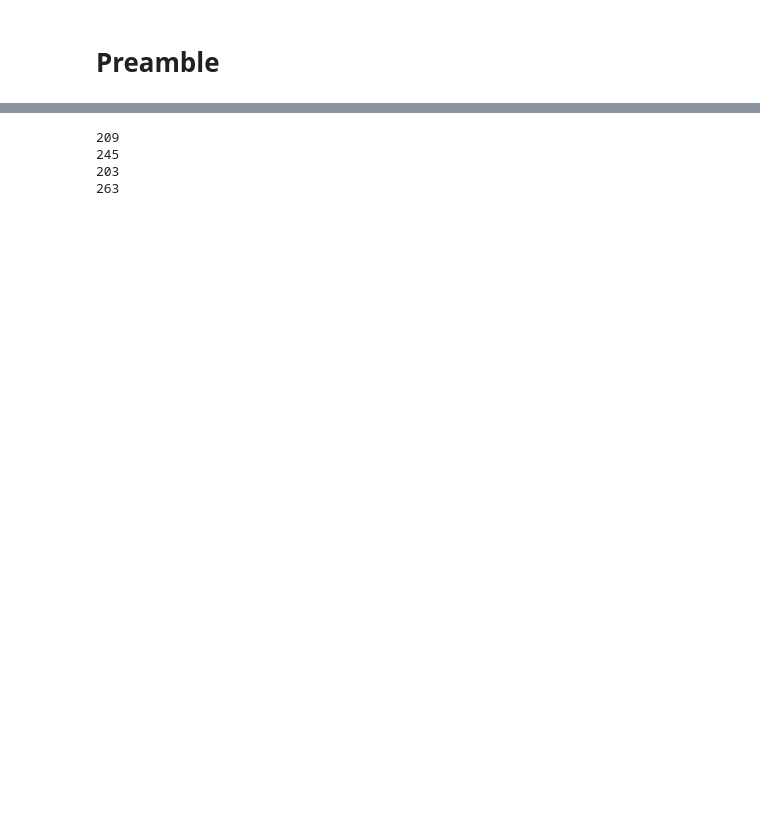
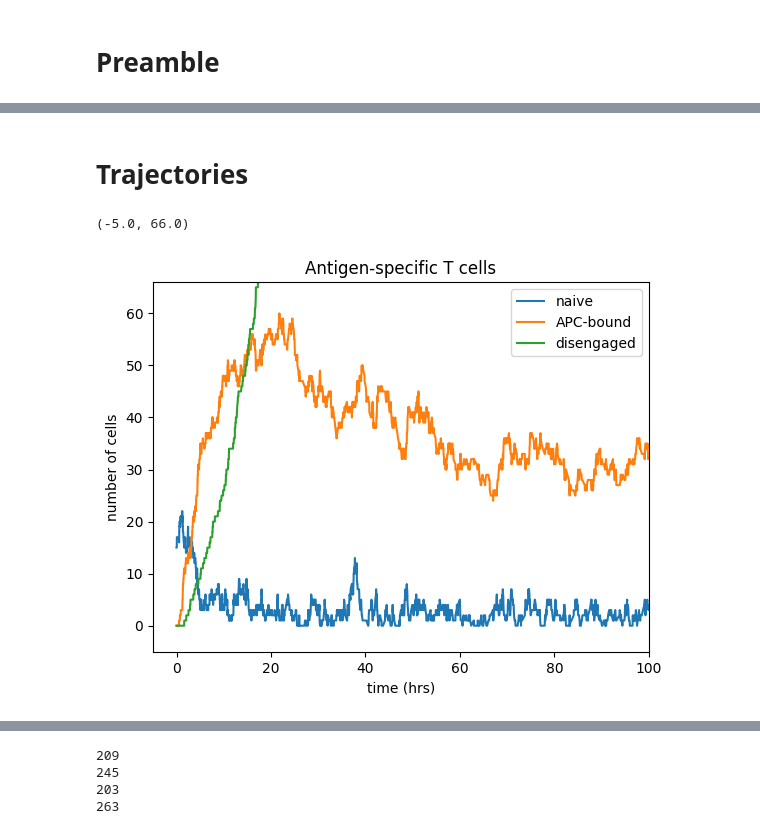
Before and after one commit to ericgai/ln_dynamics_simulation, a Jupyter notebook: analysis.ipynb, the cells around one changed output, grey strips where cells are left out. Cells and saved outputs as stored; diff of their text form; code cells hidden in the pictures; blank space fills up the shorter version.

```diff
--- a/analysis.ipynb
+++ b/analysis.ipynb
@@ -7,0 +3,18 @@ import pickle
+# %%
+import numpy as np
+import matplotlib.pyplot as plt
+import matplotlib.collections
+import csv
+import pickle
+import seaborn as sns
+from simulation import ln_cells
+from utils import augment_sample
+import pandas as pd
+from matplotlib.gridspec import GridSpec
+import scipy
+from ode_dynamics import ln_dynamics
+plt.rcParams.update({
+    "text.usetex": True,
+    "font.family": "serif",
+    "font.serif": ["Computer Modern"], # or ["cmr10"]
+})
@@ -7,0 +94,27 @@ import pickle
+# %% [markdown]
+# Trajectories
+# %%
+simulation=ln_cells(diffusivity=1000,mode='Mandl',recruit_fact=5)
+n_steps=3000
+container=np.zeros((3,n_steps))
+t=np.zeros(n_steps)
+for i in range(n_steps):
+    simulation.step()
+    container[0,i]=np.sum(simulation.interacting)
+    container[1,i]=simulation.n_naive_free
+    container[2,i]=simulation.n_active
+    t[i]=simulation.t
+
+fig,ax=plt.subplots()
+ax.plot(t,container[1],label='naive')
+ax.plot(t,container[0],label='APC-bound')
+ax.plot(t,container[2],label='disengaged')
+ax.legend()
+ax.set_xlabel('time (hrs)')
+ax.set_ylabel('number of cells')
+ax.set_title('Antigen-specific T cells')
+ax.set_xlim(-5,100)
+ax.set_ylim(-5,np.amax(container[:2])*1.1)
+# %% [output]
+(-5.0, 66.0)
+[figure, added]
```
Also changed, not shown: parts of 52 cells of this notebook, 6 other files.
